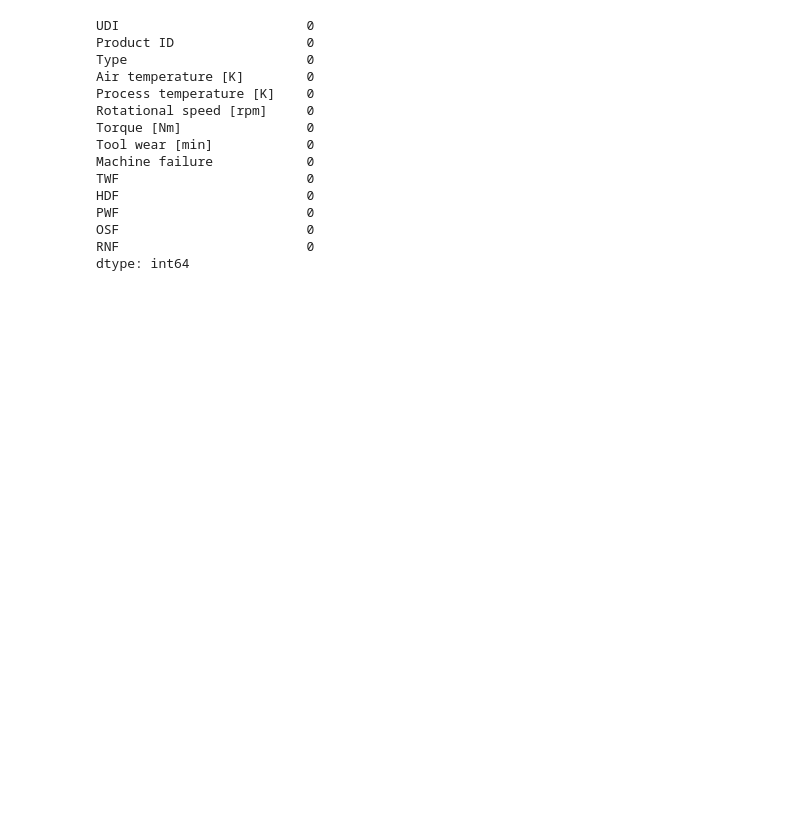
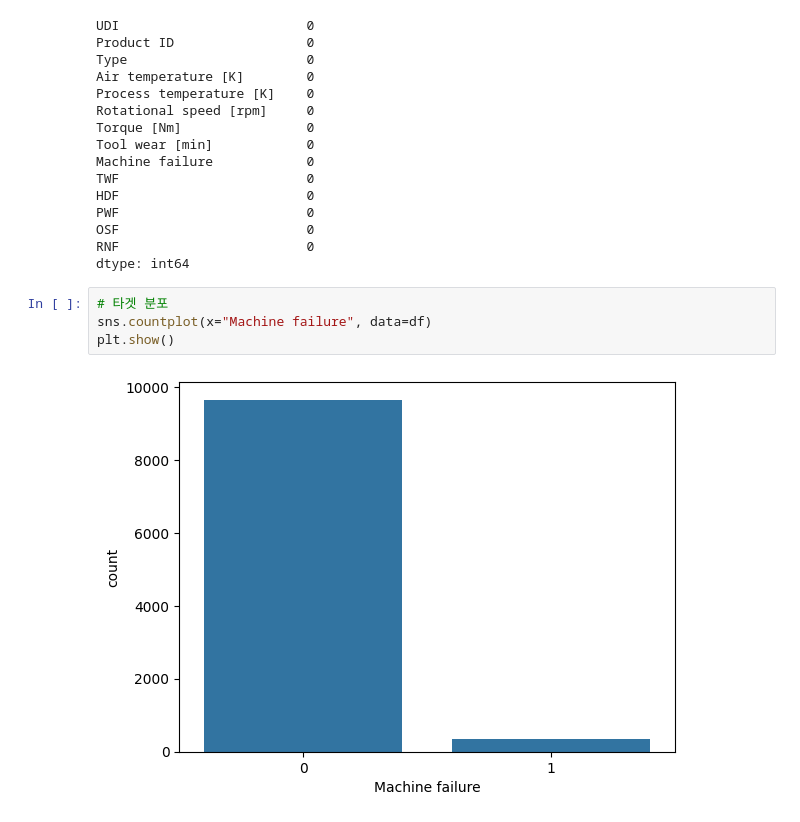
Before and after one commit to 33hyun/ai4i-predictive-maintenance, a Jupyter notebook: notebooks/01_eda.ipynb, the cells around one changed output. Cells and saved outputs as stored; diff of their text form; blank space fills up the shorter version.

```diff
--- a/notebooks/01_eda.ipynb
+++ b/notebooks/01_eda.ipynb
@@ -61,3 +63,9 @@ PWF                        0
 OSF                        0
 RNF                        0
 dtype: int64
+# %%
+# 타겟 분포
+sns.countplot(x="Machine failure", data=df)
+plt.show()
+# %% [output]
+[figure, added]
```
Also changed, not shown: parts of 2 cells of this notebook.
